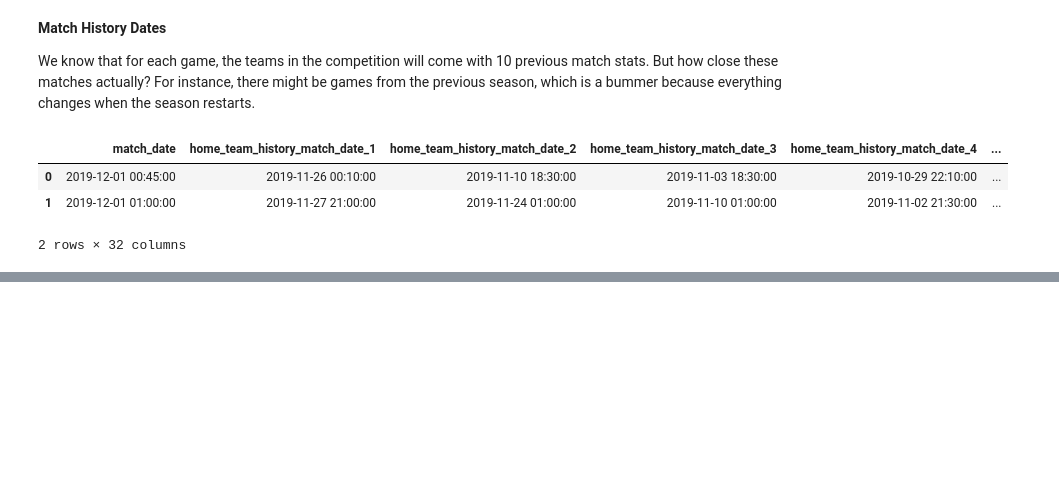
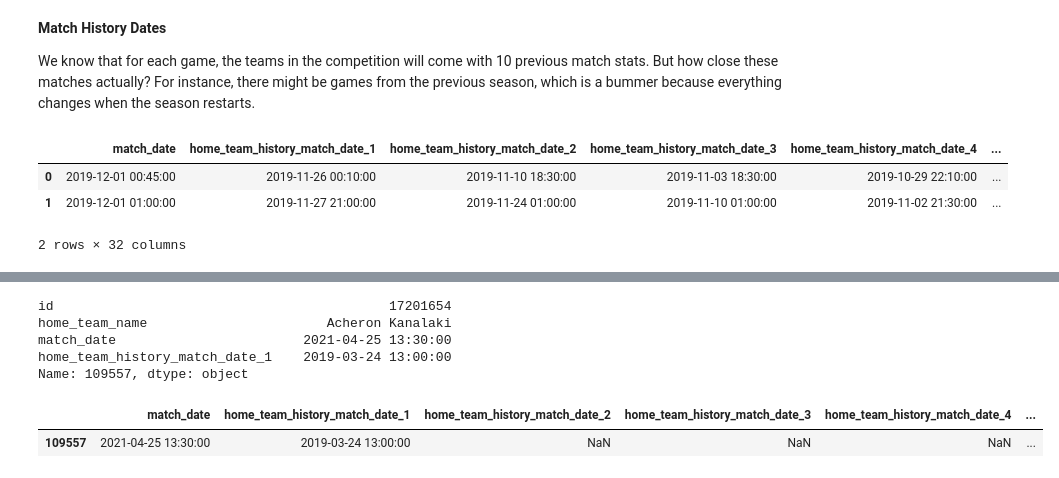
Before and after one commit to TuncYilmaz/Kaggle_Foot_Prob_Pred, a Jupyter notebook: data-preprocessing.ipynb, the cells around one changed output, grey strips where cells are left out. Saved outputs shown, nothing was run; the diff lists cells and outputs as text; code cells hidden in the pictures; blank space fills up the shorter version.

```diff
--- a/data-preprocessing.ipynb
+++ b/data-preprocessing.ipynb
@@ -256,0 +295,13 @@ date_train["diff_1"].dt.days.hist(bins = 100)
+# %%
+train.loc[too_late[0]][["id", "home_team_name", "match_date", "home_team_history_match_date_1"]]
+# %% [output]
+id                                           17201654
+home_team_name                       Acheron Kanalaki
+match_date                        2021-04-25 13:30:00
+home_team_history_match_date_1    2019-03-24 13:00:00
+Name: 109557, dtype: object
+# %%
+train[train.id == "17201654"][column_name_list]
+# %% [output]
+|  | match_date | home_team_history_match_date_1 | home_team_history_match_date_2 | home_team_history_match_date_3 | home_team_history_match_date_4 | ... |
+| 109557 | 2021-04-25 13:30:00 | 2019-03-24 13:00:00 | NaN | NaN | NaN | ... |
```
Also changed, not shown: parts of 10 cells of this notebook.
